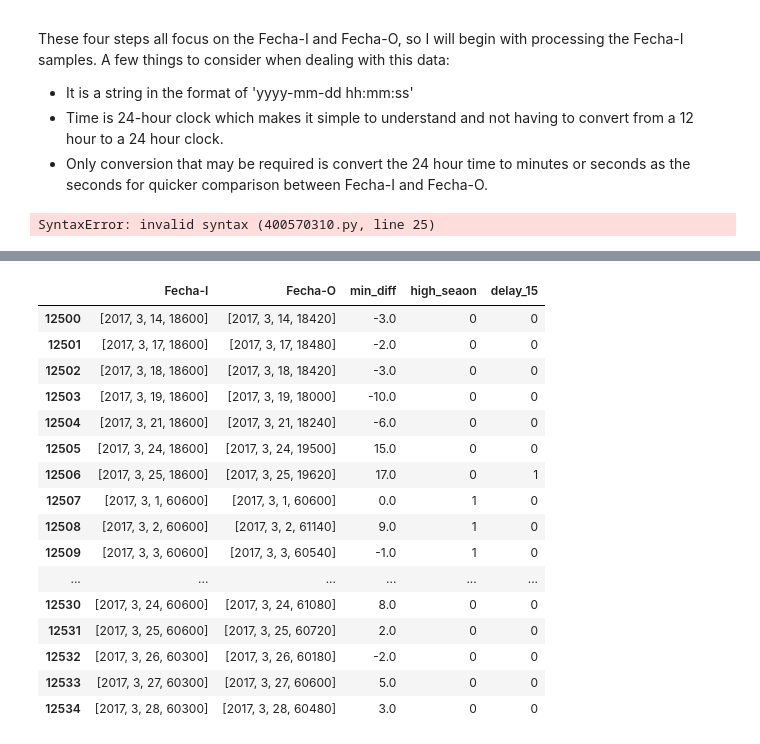
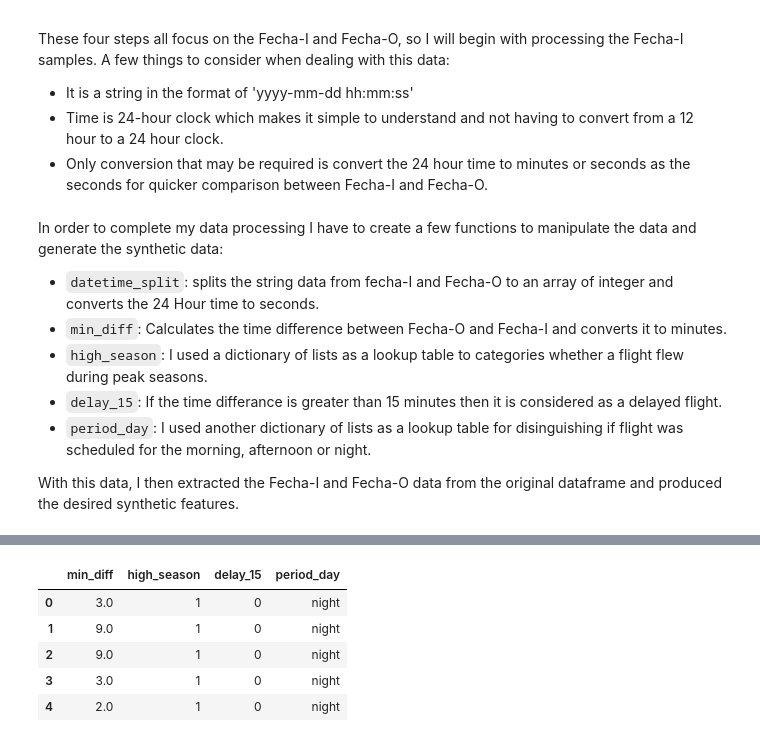
Before and after one commit to kevinmfreire/SCL_delays, a Jupyter notebook: notebook/solution.ipynb, the cells around one changed output, grey strips where cells are left out. Saved outputs shown, nothing was run; the diff lists cells and outputs as text; code cells hidden in the pictures.

Commit message:
Data processing complete

```diff
--- a/notebook/solution.ipynb
+++ b/notebook/solution.ipynb
@@ -359,7 +352,24 @@ def datetime_split(date_str):
+# %% [markdown]
+In order to complete my data processing I have to create a few functions to manipulate the data and generate the synthetic data:
+
+* `datetime_split`: splits the string data from fecha-I and Fecha-O to an array of integer and converts the 24 Hour time to seconds.
+* `min_diff`: Calculates the time difference between Fecha-O and Fecha-I and converts it to minutes.
+* `high_season`: I used a dictionary of lists as a lookup table to categories whether a flight flew during peak seasons.
+* `delay_15`: If the time differance is greater than 15 minutes then it is considered as a delayed flight.
+* `period_day`: I used another dictionary of lists as a lookup table for disinguishing if flight was scheduled for the morning, afternoon or night.
+
+With this data, I then extracted the Fecha-I and Fecha-O data from the original dataframe and produced the desired synthetic features.
 # %%
+def datetime_split(date_str):
+    date_time = date_str.split()
+    date_time = date_time[0].split('-') + date_time[1].split(':')
+    date_time = [int(x) for x in date_time]
+    time_s = [date_time[3]*3600 + date_time[4]*60 + date_time[5]]
+    return date_time[:3] + time_s
+
 def min_diff(time_i, time_o):
     time_diff = time_o - time_i
-    return time_diff/60
+    return abs(time_diff/60)
 
 def high_season(month, day):
     month_season = {'high': [1, 2],
@@ -379,18 +389,29 @@ def high_season(month, day):
         return 0
 
 def delay_15(time_diff):
-    return 1 if abs(time_diff)>15 else 0
+    return 1 if time_diff>15 else 0
+
+def period_day(time, sec_in_hour = 3600):
+    period_of_day = {'morning': [5*sec_in_hour, 12*sec_in_hour],
+                    'afternoon': [12*sec_in_hour, 19*sec_in_hour],
+                    'night': [19*sec_in_hour, 5*sec_in_hour]}
+
+    if time >= period_of_day['morning'][0] and time < period_of_day['morning'][1]:
+        return 'morning'
+    elif time >= period_of_day['afternoon'][0] and time < period_of_day['afternoon'][1]:
+        return 'afternoon'
+    elif time >= period_of_day['night'][0] or time < period_of_day['night'][1]:
+        return 'night'
-# %% [output]
-SyntaxError: invalid syntax (400570310.py, line 25)
 # %%
-df_fecha_op = df[['Fecha-I', 'Fecha-O']][12500:12535]
-print(df_fecha_op)
+df_fecha_op = df[['Fecha-I', 'Fecha-O']]
 
-df_fecha_i = df_fecha_op.applymap(datetime_split)
+df_fecha_arr = df_fecha_op.applymap(datetime_split)
+df_fecha_arr['high_season'] = df_fecha_arr.apply(lambda x: high_season(month=x['Fecha-I'][1], day=x['Fecha-I'][2]), axis=1)
+df_fecha_arr['min_diff'] = df_fecha_arr.apply(lambda x: min_diff(time_i=x['Fecha-I'][3], time_o=x['Fecha-O'][3]), axis=1)
+df_fecha_arr['delay_15'] = df_fecha_arr.apply(lambda x: delay_15(x['min_diff']), axis=1)
+df_fecha_arr['period_day'] = df_fecha_arr.apply(lambda x: period_day(x['Fecha-I'][3]), axis=1)
 
-df_fecha_i['min_diff'] = df_fecha_i.apply(lambda x: min_diff(time_i=x['Fecha-I'][3], time_o=x['Fecha-O'][3]), axis=1)
-df_fecha_i['high_seaon'] = df_fecha_i.apply(lambda x: high_season(month=x['Fecha-I'][1], day=x['Fecha-I'][2]), axis=1)
-df_fecha_i['delay_15'] = df_fecha_i.apply(lambda x: delay_15(x['min_diff']), axis=1)
-
-df_fecha_i
+synthetic_features = df_fecha_arr[['min_diff', 'high_season', 'delay_15', 'period_day']]
+synthetic_features.to_csv('../data/synthetic_features.csv')
+synthetic_features.head()
 # %% [output]
@@ -414,17 +418,6 @@ df_fecha_i
-|  | Fecha-I | Fecha-O | min_diff | high_seaon | delay_15 |
-| 12500 | [2017, 3, 14, 18600] | [2017, 3, 14, 18420] | -3.0 | 0 | 0 |
-| 12501 | [2017, 3, 17, 18600] | [2017, 3, 17, 18480] | -2.0 | 0 | 0 |
-| 12502 | [2017, 3, 18, 18600] | [2017, 3, 18, 18420] | -3.0 | 0 | 0 |
-| 12503 | [2017, 3, 19, 18600] | [2017, 3, 19, 18000] | -10.0 | 0 | 0 |
-| 12504 | [2017, 3, 21, 18600] | [2017, 3, 21, 18240] | -6.0 | 0 | 0 |
-| 12505 | [2017, 3, 24, 18600] | [2017, 3, 24, 19500] | 15.0 | 0 | 0 |
-| 12506 | [2017, 3, 25, 18600] | [2017, 3, 25, 19620] | 17.0 | 0 | 1 |
-| 12507 | [2017, 3, 1, 60600] | [2017, 3, 1, 60600] | 0.0 | 1 | 0 |
-| 12508 | [2017, 3, 2, 60600] | [2017, 3, 2, 61140] | 9.0 | 1 | 0 |
-| 12509 | [2017, 3, 3, 60600] | [2017, 3, 3, 60540] | -1.0 | 1 | 0 |
-| ... | ... | ... | ... | ... | ... |
-| 12530 | [2017, 3, 24, 60600] | [2017, 3, 24, 61080] | 8.0 | 0 | 0 |
-| 12531 | [2017, 3, 25, 60600] | [2017, 3, 25, 60720] | 2.0 | 0 | 0 |
-| 12532 | [2017, 3, 26, 60300] | [2017, 3, 26, 60180] | -2.0 | 0 | 0 |
-| 12533 | [2017, 3, 27, 60300] | [2017, 3, 27, 60600] | 5.0 | 0 | 0 |
-| 12534 | [2017, 3, 28, 60300] | [2017, 3, 28, 60480] | 3.0 | 0 | 0 |
+|  | min_diff | high_season | delay_15 | period_day |
+| 0 | 3.0 | 1 | 0 | night |
+| 1 | 9.0 | 1 | 0 | night |
+| 2 | 9.0 | 1 | 0 | night |
+| 3 | 3.0 | 1 | 0 | night |
+| 4 | 2.0 | 1 | 0 | night |
```
Also changed, not shown: parts of 2 cells of this notebook, 1 other file.
